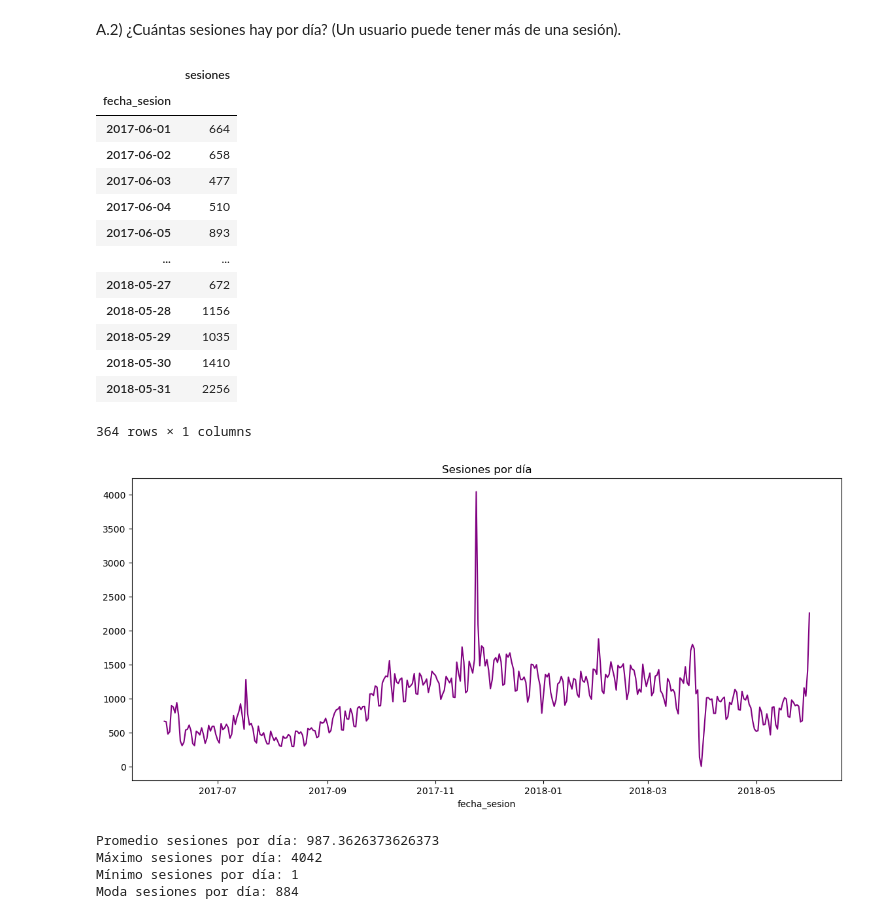
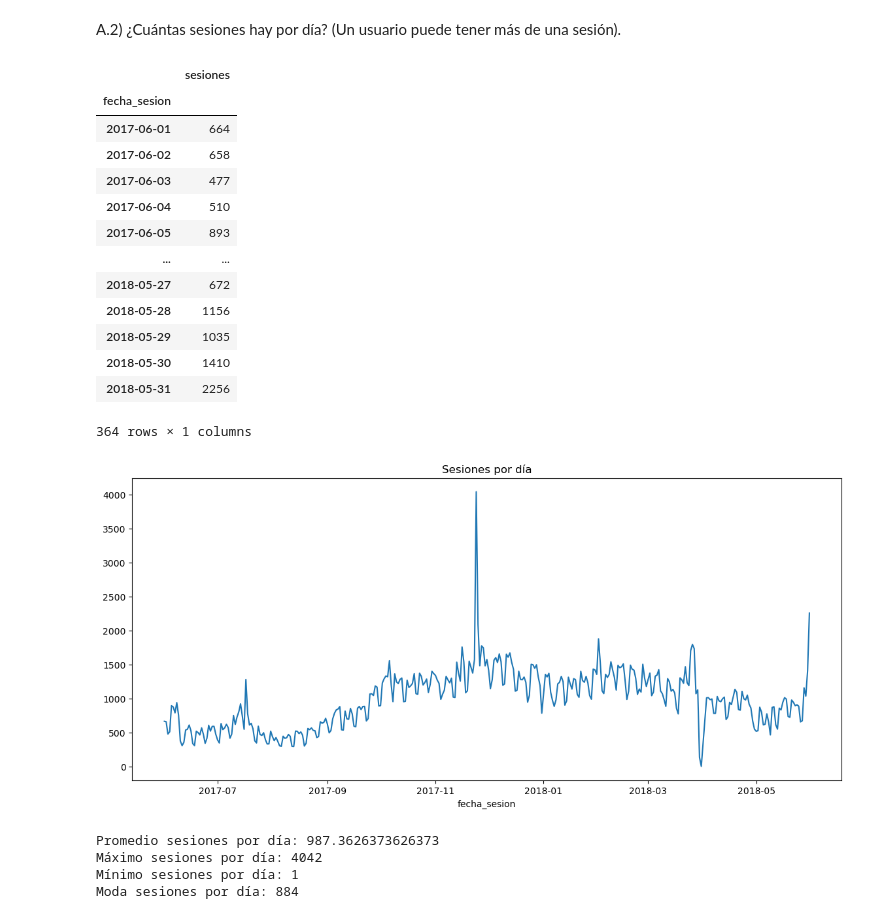
Before and after one commit to Pablouski7/pset4, a Jupyter notebook: notebooks/PSet4_Showz_Marketing.ipynb, the cells around one changed output. Drawn from its saved outputs; the diff is of its cells as text; code cells hidden in the pictures.

```diff
--- a/notebooks/PSet4_Showz_Marketing.ipynb
+++ b/notebooks/PSet4_Showz_Marketing.ipynb
@@ -305,27 +304,27 @@ A.2) ¿Cuántas sesiones hay por día? (Un usuario puede tener más de una sesi
 # %%
 sesiones_por_dia = visitas.groupby('fecha_sesion').agg({'uid': 'count'})
 sesiones_por_dia.rename(columns={'uid': 'sesiones'}, inplace=True)
 fig, ax = plt.subplots(figsize=(14, 6))
 ax.title.set_text('Sesiones por día')
-sesiones_por_dia.plot(ax=ax, figsize=(14, 6), color='purple', legend=False)
+sesiones_por_dia.plot(ax=ax, figsize=(14, 6), legend=False)
 fig.savefig('../reports/figures/sesiones_x_dia.png', dpi=300, bbox_inches='tight')
 sesiones_por_dia
 # %% [output]
 |  | sesiones |
 | fecha_sesion |  |
 | 2017-06-01 | 664 |
 | 2017-06-02 | 658 |
 | 2017-06-03 | 477 |
 | 2017-06-04 | 510 |
 | 2017-06-05 | 893 |
 | ... | ... |
 | 2018-05-27 | 672 |
 | 2018-05-28 | 1156 |
 | 2018-05-29 | 1035 |
 | 2018-05-30 | 1410 |
 | 2018-05-31 | 2256 |
 364 rows × 1 columns
-[figure, old version]
+[figure, new version]
 # %%
 print(f"Promedio sesiones por día: {sesiones_por_dia['sesiones'].mean()}")
 print(f"Máximo sesiones por día: {sesiones_por_dia['sesiones'].max()}")
```
Also changed, not shown: parts of 11 cells of this notebook, 11 other files.
